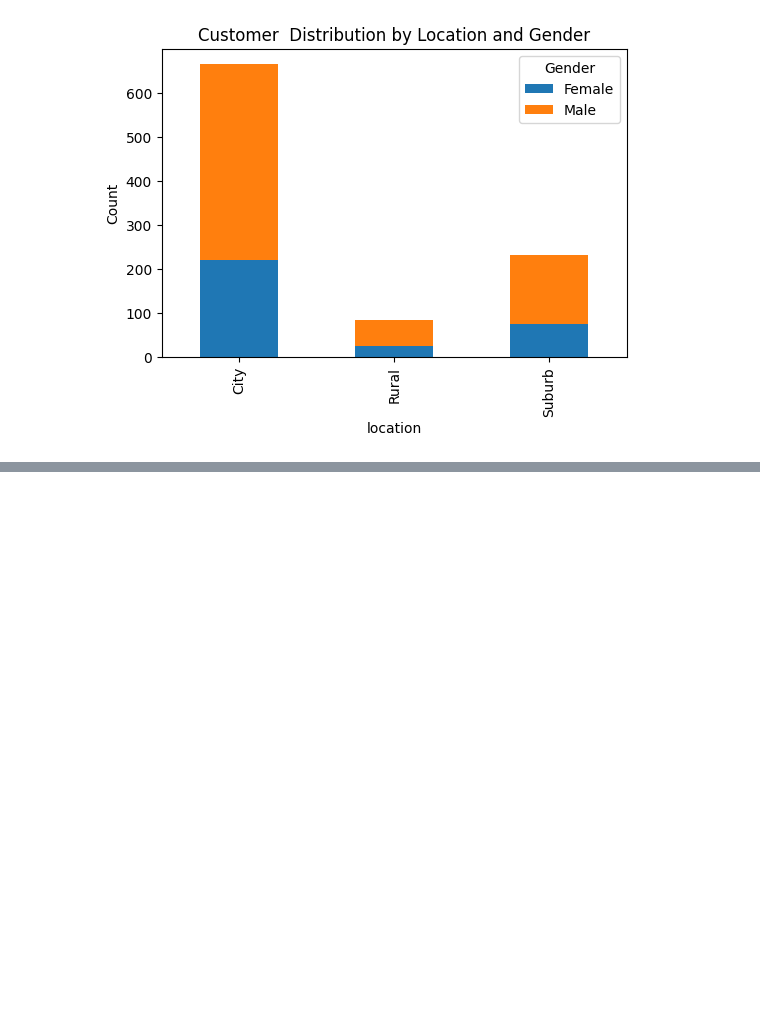
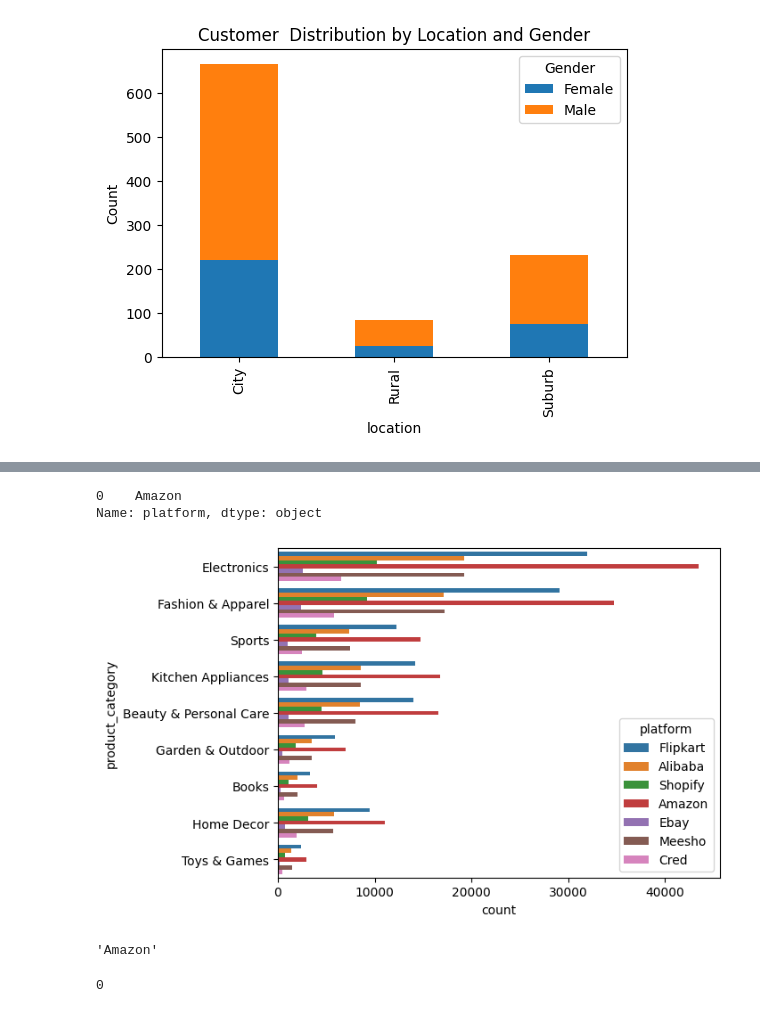
Before and after one commit to HMurawski/credit_card_launch, a Jupyter notebook: main.ipynb, the cells around one changed output, grey strips where cells are left out. Saved outputs shown, nothing was run; the diff lists cells and outputs as text; code cells hidden in the pictures; blank space fills up the shorter version.

```diff
--- a/main.ipynb
+++ b/main.ipynb
@@ -314,0 +603,14 @@ plt.show()
+# %%
+df_trans["platform"].mode()
+# %% [output]
+0    Amazon
+Name: platform, dtype: object
+# %%
+sns.countplot(y="product_category",hue="platform", data=df_trans)
+plt.show()
+# %% [output]
+[figure, added]
+# %%
+df_trans["platform"].mode()[0]
+# %% [output]
+'Amazon'
@@ -314,0 +619,4 @@ plt.show()
+# %%
+df_trans["platform"].isnull().sum()
+# %% [output]
+0
```
Also changed, not shown: parts of 35 cells of this notebook.
